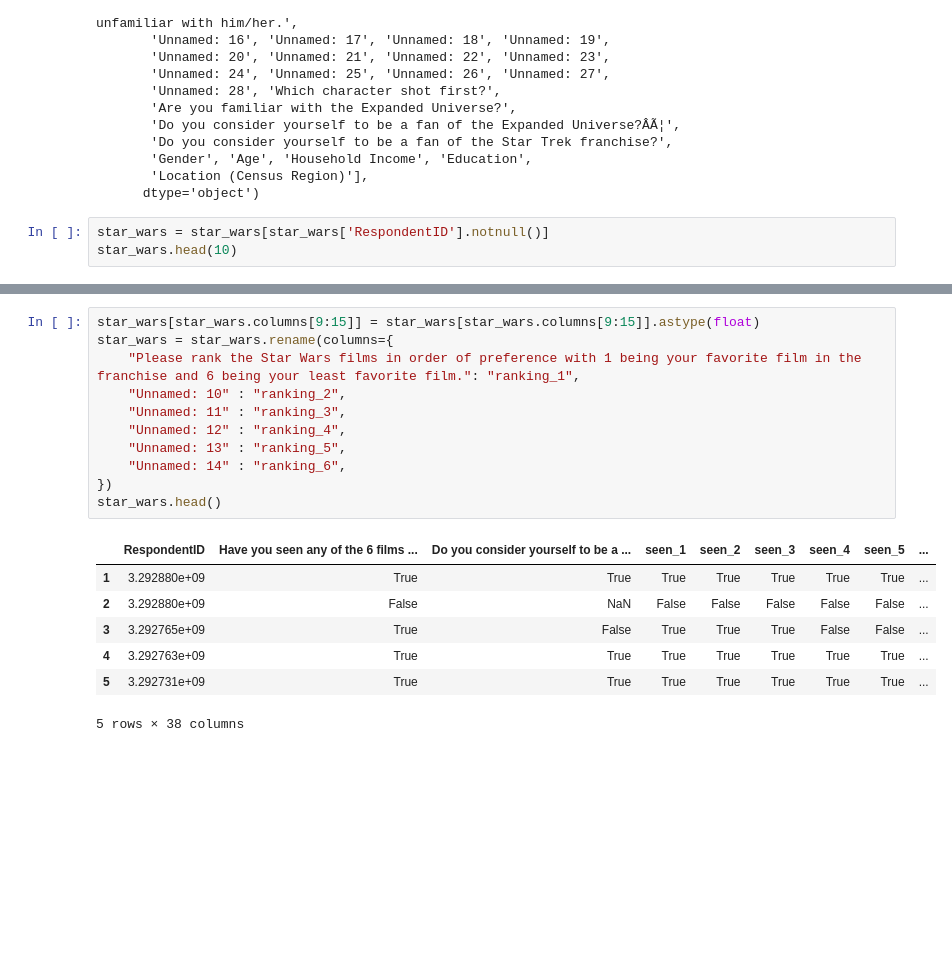
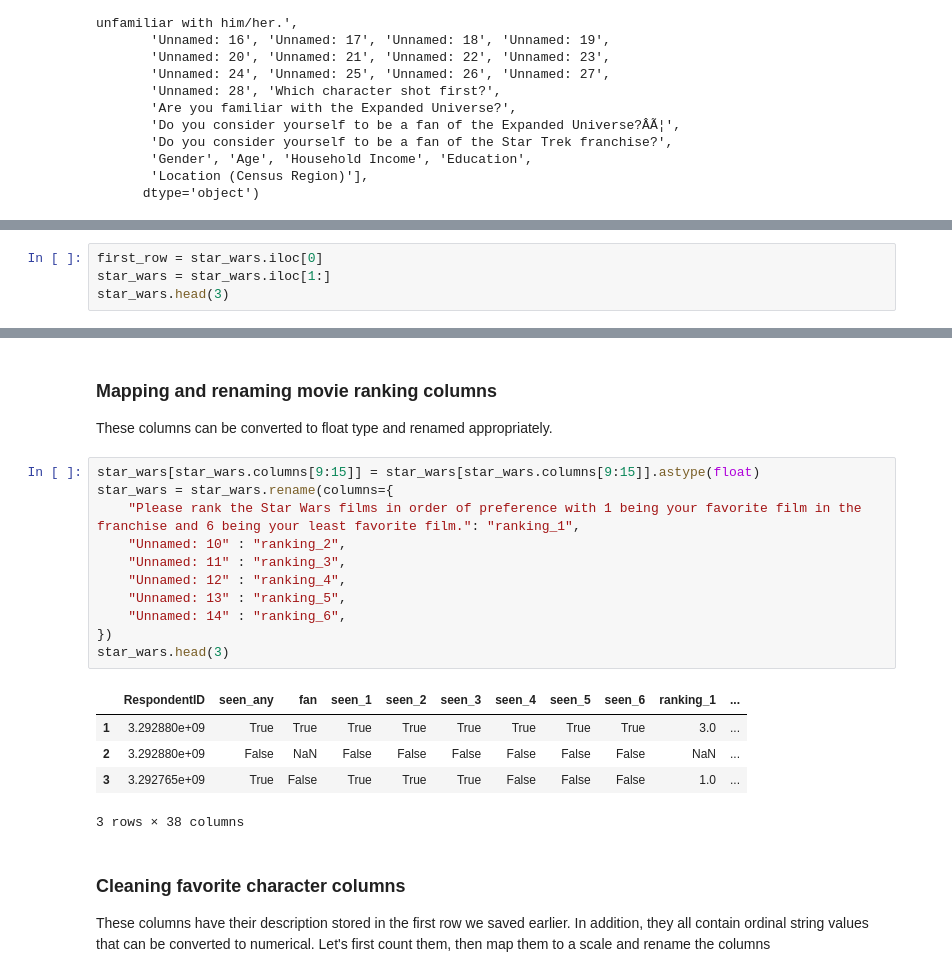
Before and after one commit to ljdcvda/Data-Science-Projects, a Jupyter notebook: star_wars/star_wars.ipynb, the cells around one changed output, grey strips where cells are left out. Drawn from its saved outputs; the diff is of its cells as text; blank space fills up the shorter version.

```diff
--- a/star_wars/star_wars.ipynb
+++ b/star_wars/star_wars.ipynb
@@ -37,6 +34,3 @@ Index(['RespondentID',
        'Gender', 'Age', 'Household Income', 'Education',
        'Location (Census Region)'],
       dtype='object')
-# %%
-star_wars = star_wars[star_wars['RespondentID'].notnull()]
-star_wars.head(10)
@@ -74,0 +42,4 @@ star_wars.head(5)
+# %%
+first_row = star_wars.iloc[0]
+star_wars = star_wars.iloc[1:]
+star_wars.head(3)
@@ -117,19 +123,23 @@ star_wars.head()
+# %% [markdown]
+### Mapping and renaming movie ranking columns
+These columns can be converted to float type and renamed appropriately.
 # %%
 star_wars[star_wars.columns[9:15]] = star_wars[star_wars.columns[9:15]].astype(float)
 star_wars = star_wars.rename(columns={
     "Please rank the Star Wars films in order of preference with 1 being your favorite film in the franchise and 6 being your least favorite film.": "ranking_1",
     "Unnamed: 10" : "ranking_2",
     "Unnamed: 11" : "ranking_3",
     "Unnamed: 12" : "ranking_4",
     "Unnamed: 13" : "ranking_5",
     "Unnamed: 14" : "ranking_6",
 })
-star_wars.head()
+star_wars.head(3)
 # %% [output]
-|  | RespondentID | Have you seen any of the 6 films ... | Do you consider yourself to be a ... | seen_1 | seen_2 | seen_3 | seen_4 | seen_5 | ... |
-| 1 | 3.292880e+09 | True | True | True | True | True | True | True | ... |
-| 2 | 3.292880e+09 | False | NaN | False | False | False | False | False | ... |
-| 3 | 3.292765e+09 | True | False | True | True | True | False | False | ... |
-| 4 | 3.292763e+09 | True | True | True | True | True | True | True | ... |
-| 5 | 3.292731e+09 | True | True | True | True | True | True | True | ... |
+|  | RespondentID | seen_any | fan | seen_1 | seen_2 | seen_3 | seen_4 | seen_5 | seen_6 | ranking_1 | ... |
+| 1 | 3.292880e+09 | True | True | True | True | True | True | True | True | 3.0 | ... |
+| 2 | 3.292880e+09 | False | NaN | False | False | False | False | False | False | NaN | ... |
+| 3 | 3.292765e+09 | True | False | True | True | True | False | False | False | 1.0 | ... |
-5 rows × 38 columns
+3 rows × 38 columns
+# %% [markdown]
+### Cleaning favorite character columns
+These columns have their description stored in the first row we saved earlier. In addition, they all contain ordinal string values that can be converted to numerical. Let's first count them, then map them to a scale and rename the columns
```
Also changed, not shown: parts of 37 cells of this notebook, 5 other files.
